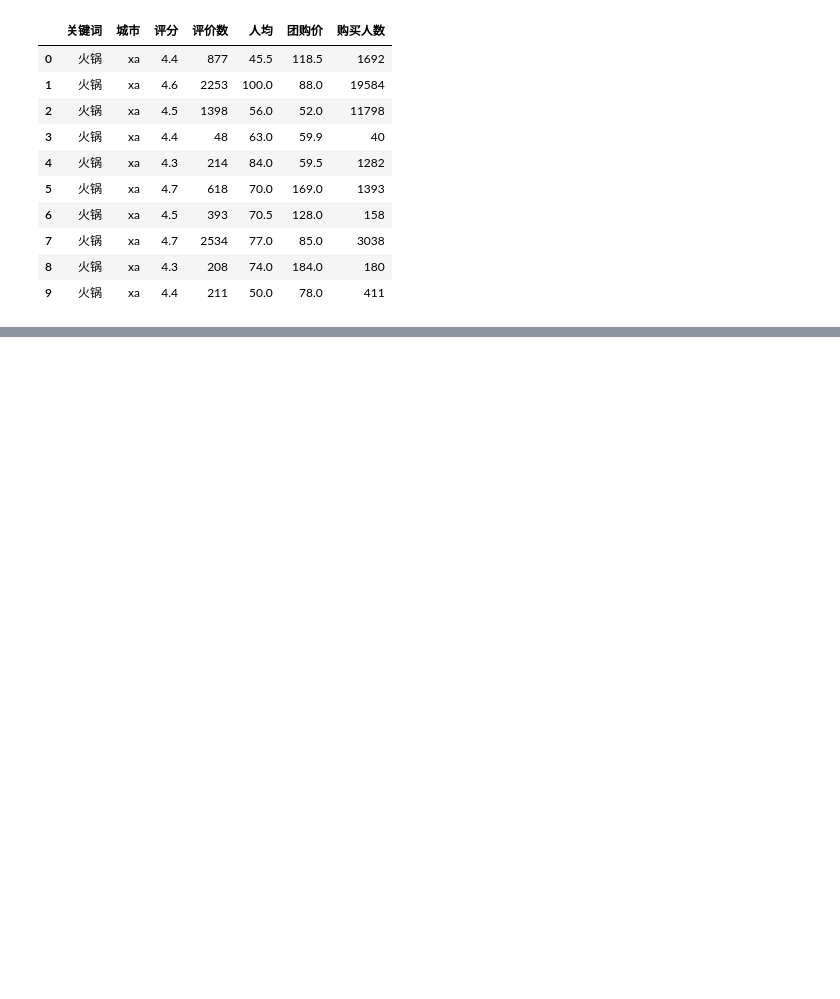
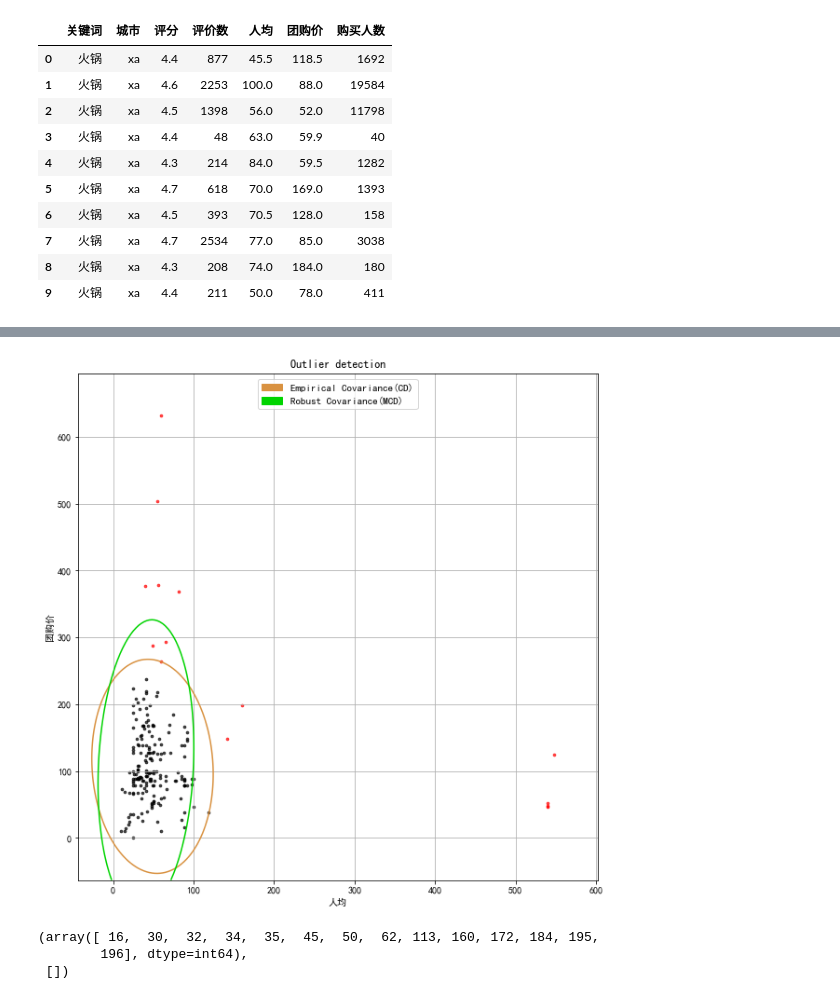
Before and after one commit to CiscoXY/DataAutomationAndPreviewBasedOnPython, a Jupyter notebook: 用餐饮店数据测试.ipynb, the cells around one changed output, grey strips where cells are left out. Drawn from its saved outputs; the diff is of its cells as text; code cells hidden in the pictures; blank space fills up the shorter version.

```diff
--- a/用餐饮店数据测试.ipynb
+++ b/用餐饮店数据测试.ipynb
@@ -63,0 +50,10 @@ DS.Auto_plt(data[['关键词', '城市', '评分' , '评价数', '人均' , '团
+# %%
+num_outindex , binary_outindex , df_pro = DP.Outlier_TreatAndPlot(data[['人均' , '团购价']] ,dataclass = [0 , 0] , binary_treat= 'frequency' , multi_num_method='CD' , plot = True , contamination=0.07)
+# %% [output]
+[figure, added]
+# %%
+num_outindex , binary_outindex ,
+# %% [output]
+(array([ 16,  30,  32,  34,  35,  45,  50,  62, 113, 160, 172, 184, 195,
+        196], dtype=int64),
+ [])
```
Also changed, not shown: parts of 3 cells of this notebook, 15 other files.
